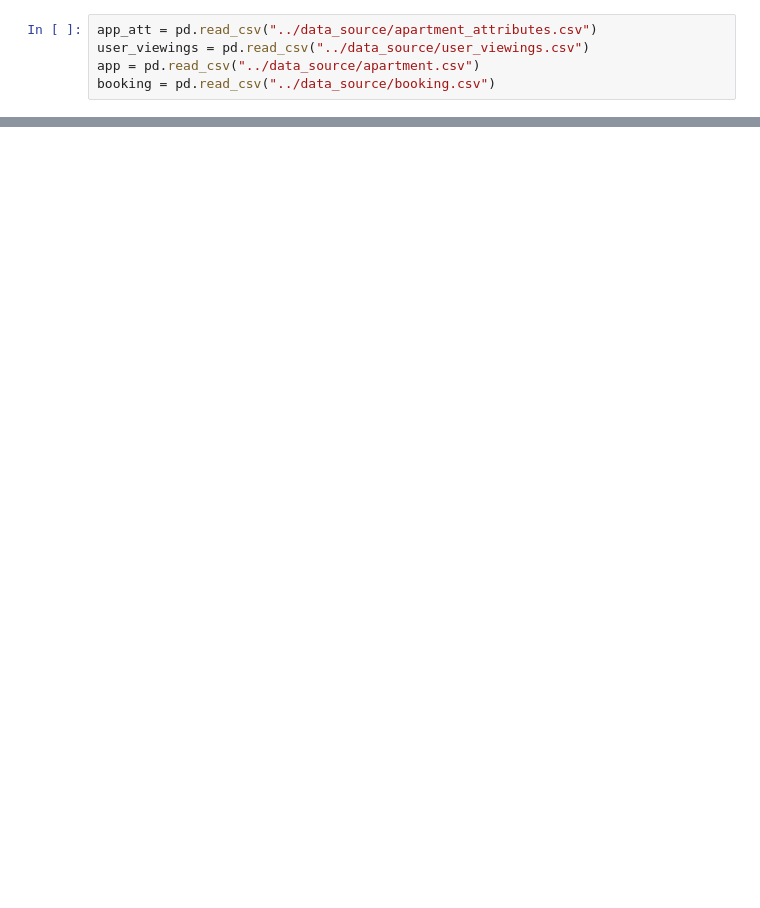
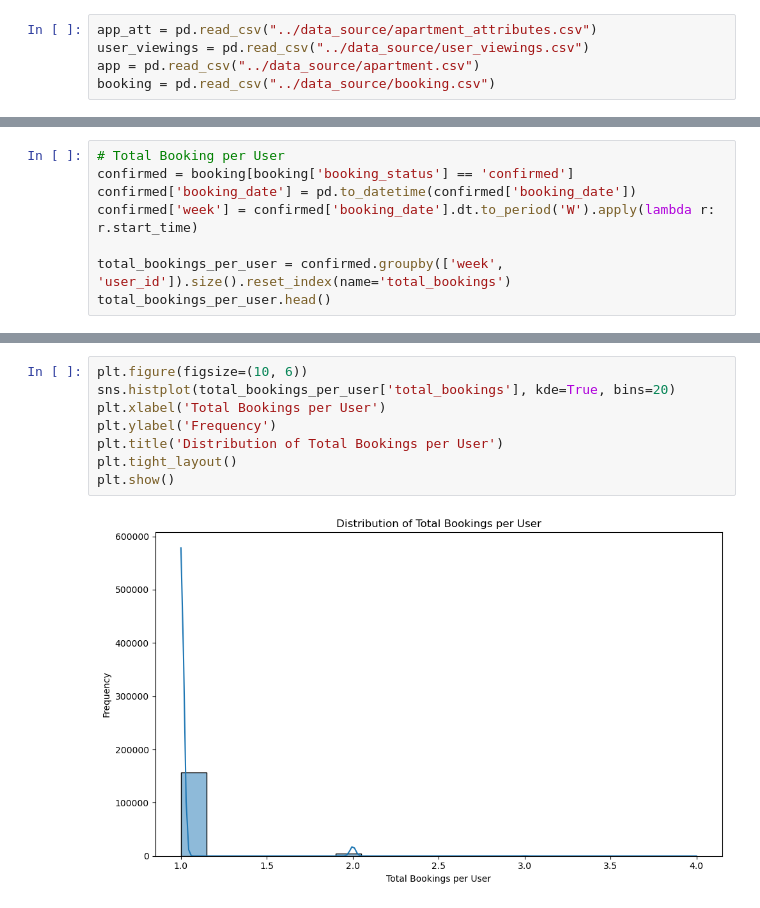
Before and after one commit to Amoako419/Rental_Marketplace, a Jupyter notebook: notebooks/kpis_pandas.ipynb, the cells around one changed output, grey strips where cells are left out. Saved outputs shown, nothing was run; the diff lists cells and outputs as text; blank space fills up the shorter version.

```diff
--- a/notebooks/kpis_pandas.ipynb
+++ b/notebooks/kpis_pandas.ipynb
@@ -177,0 +237,8 @@ dtype: int64
+# %%
+# Total Booking per User
+confirmed = booking[booking['booking_status'] == 'confirmed']
+confirmed['booking_date'] = pd.to_datetime(confirmed['booking_date'])
+confirmed['week'] = confirmed['booking_date'].dt.to_period('W').apply(lambda r: r.start_time)
+
+total_bookings_per_user = confirmed.groupby(['week', 'user_id']).size().reset_index(name='total_bookings')
+total_bookings_per_user.head()
@@ -177,0 +262,10 @@ dtype: int64
+# %%
+plt.figure(figsize=(10, 6))
+sns.histplot(total_bookings_per_user['total_bookings'], kde=True, bins=20)
+plt.xlabel('Total Bookings per User')
+plt.ylabel('Frequency')
+plt.title('Distribution of Total Bookings per User')
+plt.tight_layout()
+plt.show()
+# %% [output]
+[figure, added]
```
Also changed, not shown: parts of 42 cells of this notebook.
